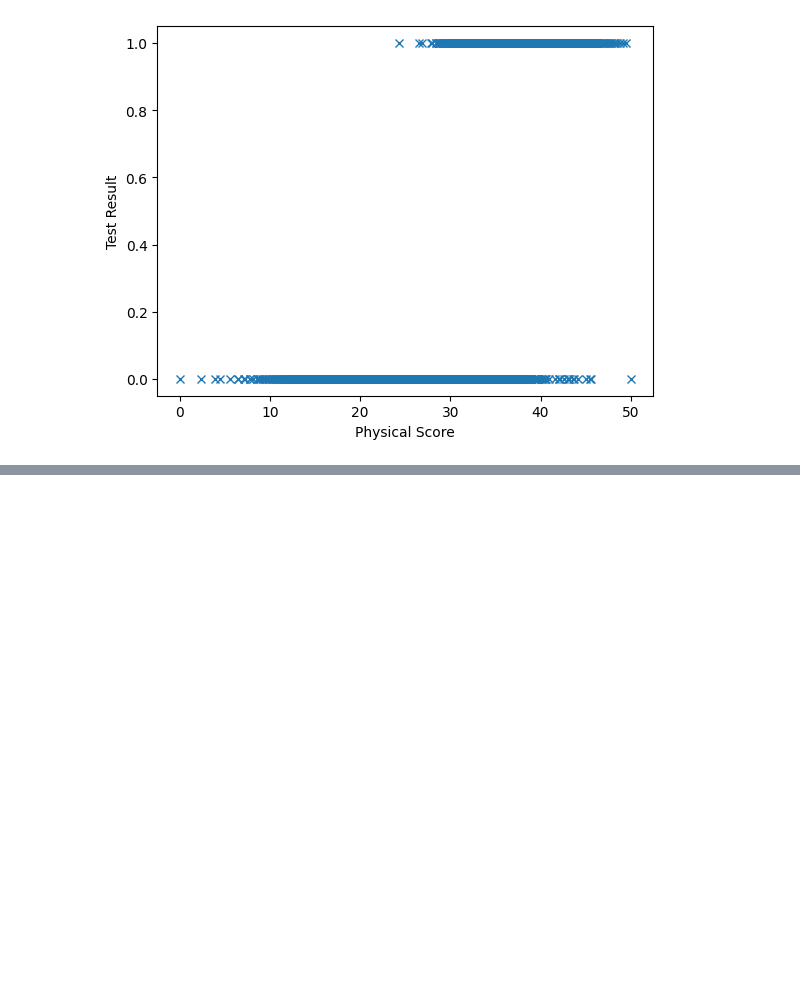
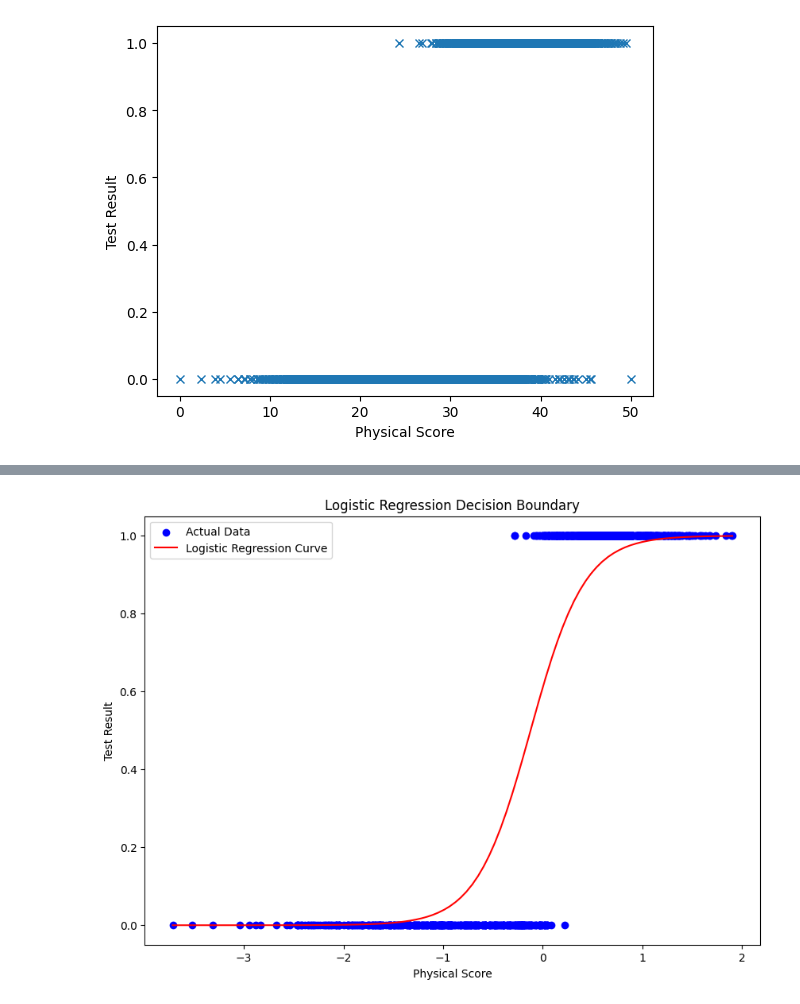
Before and after one commit to datapirate09/Logistic-Regression, a Jupyter notebook: Untitled.ipynb, the cells around one changed output, grey strips where cells are left out. Drawn from its saved outputs; the diff is of its cells as text; code cells hidden in the pictures; blank space fills up the shorter version.

```diff
--- a/Untitled.ipynb
+++ b/Untitled.ipynb
@@ -186,0 +210,15 @@ Accuracy: 0.8970
+# %%
+plt.figure(figsize=(10, 7))
+plt.scatter(X_test[:, 1], y_pred_default, color='blue', label='Actual Data')
+x_line = np.linspace(X_test[:, 1].min(), X_test[:, 1].max(), 100)
+y_line = 1 / (1 + np.exp(-(weights[0,1] * x_line + bias)))
+
+plt.plot(x_line, y_line, color='red', label='Logistic Regression Curve')
+
+plt.xlabel("Physical Score")
+plt.ylabel("Test Result")
+plt.title("Logistic Regression Decision Boundary")
+plt.legend()
+plt.show()
+# %% [output]
+[figure, added]
```
Also changed, not shown: parts of 11 cells of this notebook.
